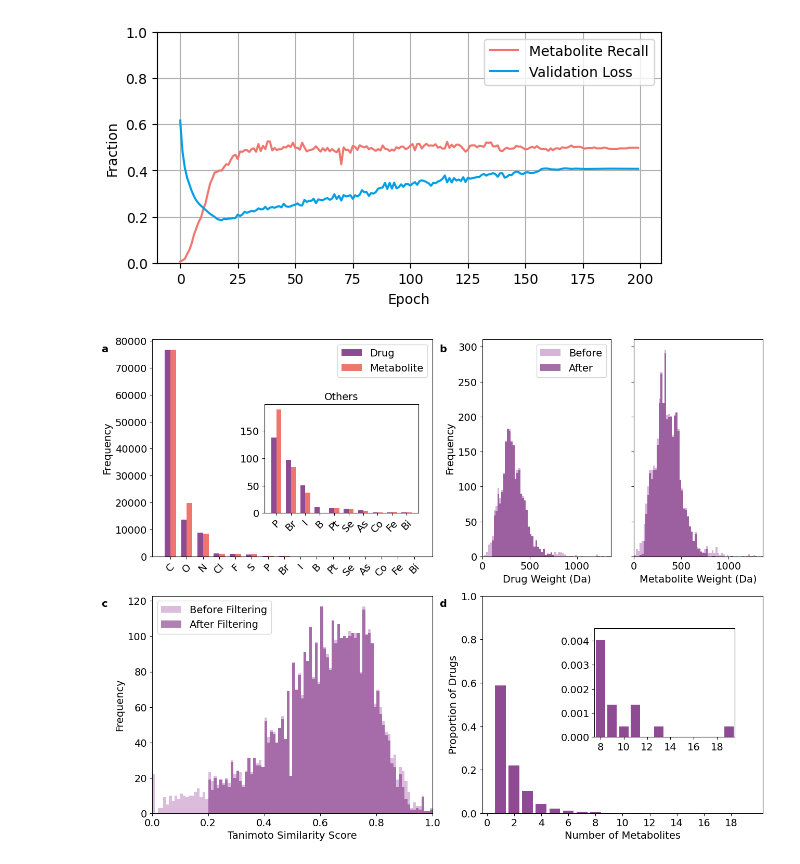
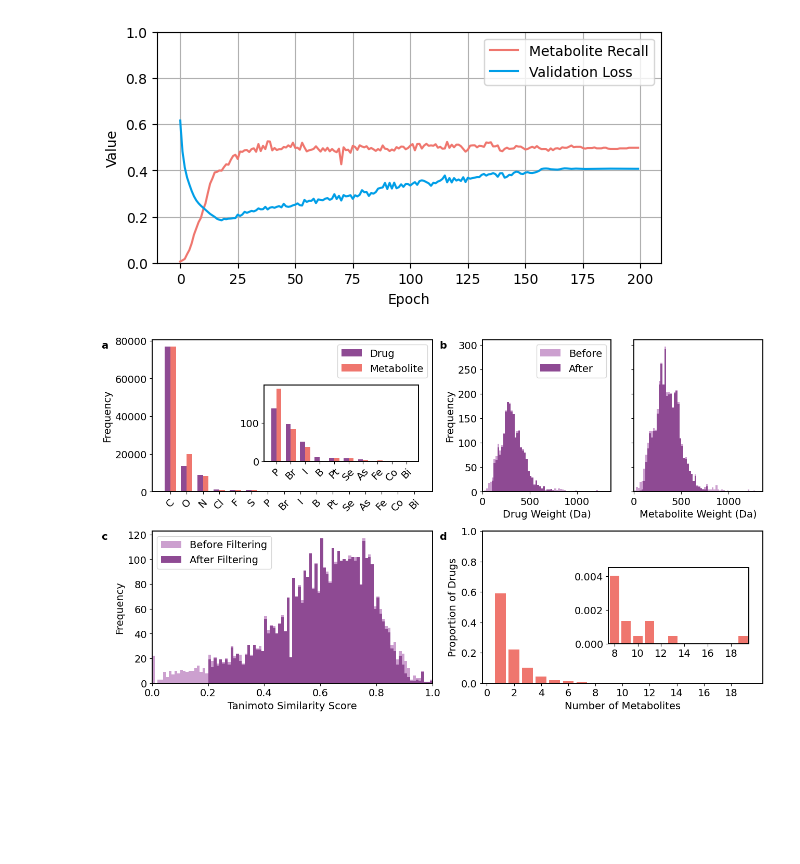
Before and after one commit to tsofiac/LAGOM, a Jupyter notebook: for_article/data_analysis_plots_article.ipynb, the cells around one changed output. Saved outputs shown, nothing was run; the diff lists cells and outputs as text; code cells hidden in the pictures; blank space fills up the shorter version.

```diff
--- a/for_article/data_analysis_plots_article.ipynb
+++ b/for_article/data_analysis_plots_article.ipynb
@@ -391,7 +393,7 @@ def plot_metrics_report(csv_file_path, save_figure):
     plt.plot(epoch, validation_loss, label='Validation Loss', color=colour_scheme[2])
 
     plt.xlabel('Epoch')
-    plt.ylabel('Fraction')
+    plt.ylabel('Value')
     plt.legend()
     plt.grid(True)
     plt.ylim(0, 1)
@@ -407,7 +409,7 @@ def plot_metrics_report(csv_file_path, save_figure):
 file = '../evaluation/alohomora/train_metrics/chemf_logged_train_metrics.csv'
 plot_metrics_report(file, 'metrics_base_rand') #epoch 52
 # %% [output]
-[figure, old version]
+[figure, new version]
 # %%
 # --- 0. Font size parameter ---
 fsize = 14
@@ -468,8 +470,10 @@ def plot_histogram(parent_atom_counts, child_atom_counts, ax, fsize):
         inset_ax.set_xticks(inset_index + bar_width / 2)
         inset_ax.set_xticklabels(remaining_atoms, rotation=45, fontsize=fsize)
         inset_ax.tick_params(labelsize=fsize)
-        inset_ax.set_title("Others", fontsize=fsize)
         inset_ax.tick_params(axis='y', labelsize=fsize)
+
+        for spine in inset_ax.spines.values():
+            spine.set_linewidth(1.4)
 
 def molecular_weight_analysis_2(dataset):
     unique_parents_smiles = set(dataset["parent_smiles"])
@@ -489,16 +493,16 @@ def plot_molecular_weights_subfig(before_file, after_file, axes, fsize):
     x_range = (0, 1360)
     bin_width = 20
     bins = np.arange(x_range[0], x_range[1] + bin_width, bin_width)
-    axes[0].hist(parent_weights_before, bins=bins, color="#CCA0CF", alpha=0.8, label="Before")
-    axes[0].hist(parent_weights_after,  bins=bins, color="#8E4A93", alpha=0.8, label="After")
+    axes[0].hist(parent_weights_before, bins=bins, color="#CCA0CF", alpha=1, label="Before")
+    axes[0].hist(parent_weights_after,  bins=bins, color="#8E4A93", alpha=1, label="After")
     axes[0].set_xlabel("Drug Weight (Da)", fontsize=fsize)
     axes[0].set_ylabel("Frequency", fontsize=fsize)
     axes[0].legend(fontsize=fsize)
     axes[0].set_xlim(x_range)
     axes[0].tick_params(axis='x', labelsize=fsize)
     axes[0].tick_params(axis='y', labelsize=fsize)
-    axes[1].hist(metabolite_weights_before, bins=bins, color="#CCA0CF", alpha=0.8, label="Before")
-    axes[1].hist(metabolite_weights_after,  bins=bins, color="#8E4A93", alpha=0.8, label="After")
+    axes[1].hist(metabolite_weights_before, bins=bins, color="#CCA0CF", alpha=1, label="Before")
+    axes[1].hist(metabolite_weights_after,  bins=bins, color="#8E4A93", alpha=1, label="After")
     axes[1].set_xlabel("Metabolite Weight (Da)", fontsize=fsize)
     axes[1].set_ylabel("Frequency", fontsize=fsize)
     axes[1].set_xlim(x_range)
@@ -526,8 +530,8 @@ def plot_fingerprint_similarity(csv_file_before, csv_file_after, ax, fsize):
     similarity_before = fingerprint_similarity(csv_file_before)
     similarity_after  = fingerprint_similarity(csv_file_after)
     bins = np.arange(0, 1.01, 0.01)
-    ax.hist(similarity_before, bins=bins, color="#CCA0CF", alpha=0.7, label="Before Filtering")
-    ax.hist(similarity_after,  bins=bins, color="#8E4A93", alpha=0.7, label="After Filtering")
+    ax.hist(similarity_before, bins=bins, color="#CCA0CF", alpha=1, label="Before Filtering")
+    ax.hist(similarity_after,  bins=bins, color="#8E4A93", alpha=1, label="After Filtering")
     ax.set_xlabel("Tanimoto Similarity Score", fontsize=fsize)
     ax.set_ylabel("Frequency", fontsize=fsize)
     ax.set_xlim(0, 1)
@@ -545,17 +549,17 @@ def number_of_children_zoom(csv, ax, fsize):
         frequency_list.append(frequency)
     total_parents = sum(frequency_list)
     normalized_frequencies = [freq / total_parents for freq in frequency_list]
-    ax.bar(number_of_children_list, normalized_frequencies, color="#8E4A93")
+    ax.bar(number_of_children_list, normalized_frequencies, color="#ef766e")
     ax.set_xlabel("Number of Metabolites", fontsize=fsize)
     ax.set_ylabel("Proportion of Drugs", fontsize=fsize)
     ax.set_ylim(0, 1)
     ax.set_xticks(range(0, max(number_of_children_list) + 1, 2))
     ax.tick_params(axis='both', labelsize=fsize)
-    inset_ax = ax.inset_axes([0.4, 0.35, 0.5, 0.5])
+    inset_ax = ax.inset_axes([0.45, 0.26, 0.5, 0.5])
     xs = [x for x in number_of_children_list if x > 7]
     ys = [f for x, f in zip(number_of_children_list, normalized_frequencies) if x > 7]
     if xs:
-        inset_ax.bar(xs, ys, color="#8E4A93")
+        inset_ax.bar(xs, ys, color="#ef766e")
         inset_ax.set_xlim(7.5, max(xs)+0.5)
         inset_ax.set_ylim(0, 0.0045)
         inset_ax.set_xticks(range(8, max(xs)+1, 2))
@@ -566,6 +570,9 @@ def number_of_children_zoom(csv, ax, fsize):
     # inset_ax.set_title(">7 children", fontsize=fsize)
     inset_ax.tick_params(axis='both', labelsize=fsize)
 
+    for spine in inset_ax.spines.values():
+        spine.set_linewidth(1.4)
+
 # --- Data loading and analysis ---
 data_before = pd.read_csv(before)
 data_after  = pd.read_csv(after)
@@ -573,7 +580,7 @@ parent_atom_counts = analyse_atoms(data_before, "parent_smiles")
 child_atom_counts  = analyse_atoms(data_before, "child_smiles")
 
 # --- The 2x2 main figure ---
-fig, axs = plt.subplots(2, 2, figsize=(13, 10))
+fig, axs = plt.subplots(2, 2, figsize=(13, 7.5))
 
 # a)
 plot_histogram(parent_atom_counts, child_atom_counts, ax=axs[0,0], fsize=fsize)
@@ -590,31 +597,36 @@ ax_b1.yaxis.set_tick_params(labelleft=False)
 # c)
 plot_fingerprint_similarity(before, after, ax=axs[1,0], fsize=fsize)
 
 # d)
 number_of_children_zoom(after, ax=axs[1,1], fsize=fsize)
 
 # --- Letters a-d using custom figure coordinates ---
 labels = ['a', 'b', 'c', 'd']
 
 # Choose figure coordinates for each label (0,0: lower left; 1,1: upper right)
 # Adjust these as you wish for fine control
 label_coords = [
     [0.01, 0.97],  # 'a' for axs[0,0]
     [0.51, 0.97],  # 'b' for ax_b0   (adjust for your layout)
     [0.01, 0.48],  # 'c' for axs[1,0]
     [0.51, 0.48],  # 'd' for axs[1,1]
 ]
 
 for label, (x, y) in zip(labels, label_coords):
     fig.text(x, y, label, fontsize=fsize, fontweight='bold', ha='left', va='top')
 
+all_axes = [axs[0,0], ax_b0, ax_b1, axs[1,0], axs[1,1]]
+for ax in all_axes:
+    for spine in ax.spines.values():
+        spine.set_linewidth(1.4)
+
 plt.tight_layout()
 
 # --- Save ---
 save_figure = "analysis_fig"
 if save_figure is not None:
     os.makedirs('figures', exist_ok=True)
     plt.savefig(f'figures/{save_figure}.pdf', format='pdf', bbox_inches='tight')
 plt.show()
 # %% [output]
-[figure, old version]
+[figure, new version]
```
Also changed, not shown: parts of 5 cells of this notebook.
